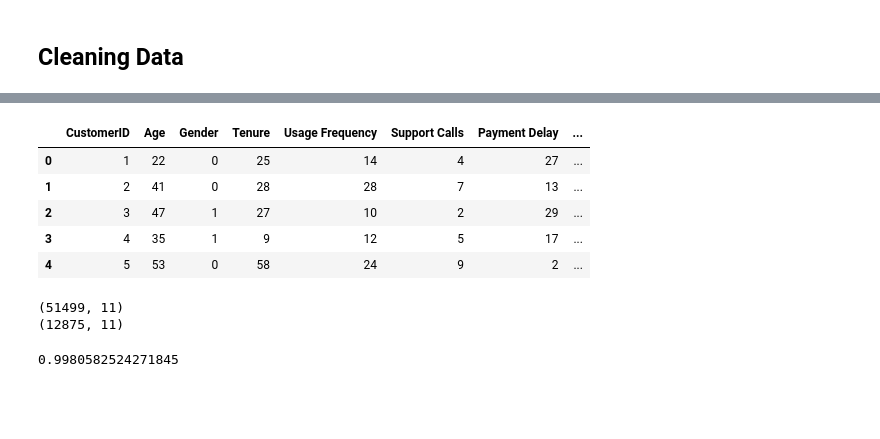
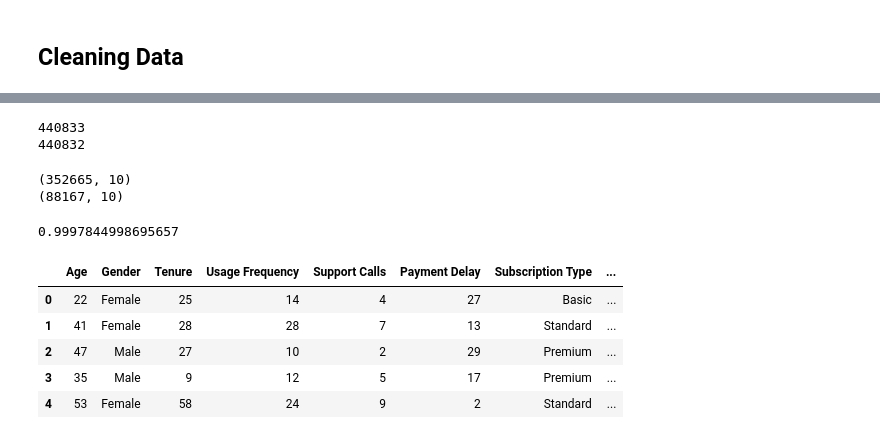
Before and after one commit to aliderakhshan381/Customer-Churn-Prediction, a Jupyter notebook: main.ipynb, the cells around one changed output, grey strips where cells are left out. Drawn from its saved outputs; the diff is of its cells as text; code cells hidden in the pictures; blank space fills up the shorter version.

```diff
--- a/main.ipynb
+++ b/main.ipynb
@@ -124,39 +110,41 @@ Churn
 Name: proportion, dtype: float64
+# %%
+print(df.__len__())
+df = df.dropna()
+
+## Drop CustomerID
+df = df.drop(columns=['CustomerID'])
+print(df.__len__())
+# %% [output]
+440833
+440832
 # %%
-X = df.drop('Churn', axis=1)
-y = df['Churn']
 
 lbe_gender = LabelEncoder()
-lbe_gender.fit(X['Gender'].drop_duplicates())
-X['Gender'] = lbe_gender.transform(X['Gender'])
+lbe_gender.fit(df['Gender'].drop_duplicates())
+df['Gender'] = lbe_gender.transform(df['Gender'])
 
 lbe_subscriptiontype = LabelEncoder()
-lbe_subscriptiontype.fit(X['Subscription Type'].drop_duplicates())
-X['Subscription Type'] = lbe_subscriptiontype.transform(X['Subscription Type'])
+lbe_subscriptiontype.fit(df['Subscription Type'].drop_duplicates())
+df['Subscription Type'] = lbe_subscriptiontype.transform(df['Subscription Type'])
 
 
 lbe_Contract = LabelEncoder()
-lbe_Contract.fit(X['Contract Length'].drop_duplicates())
+lbe_Contract.fit(df['Contract Length'].drop_duplicates())
 
-X['Contract Length'] = lbe_Contract.transform(X['Contract Length'])
+df['Contract Length'] = lbe_Contract.transform(df['Contract Length'])
 
-X.head()
+X = df.drop('Churn', axis=1)
+y = df['Churn']
-# %% [output]
-|  | CustomerID | Age | Gender | Tenure | Usage Frequency | Support Calls | Payment Delay | ... |
-| 0 | 1 | 22 | 0 | 25 | 14 | 4 | 27 | ... |
-| 1 | 2 | 41 | 0 | 28 | 28 | 7 | 13 | ... |
-| 2 | 3 | 47 | 1 | 27 | 10 | 2 | 29 | ... |
-| 3 | 4 | 35 | 1 | 9 | 12 | 5 | 17 | ... |
-| 4 | 5 | 53 | 0 | 58 | 24 | 9 | 2 | ... |
 # %%
-X_train, X_test, y_train, y_test = train_test_split(X, y, test_size=0.2, random_state=42)
+X_train_train, X_train_test, y_train_train, y_train_test = train_test_split(X, y, test_size=0.2, random_state=42)
 
-print(X_train.shape)
+print(X_train_train.shape)
 
-print(X_test.shape)
+print(X_train_test.shape)
 # %% [output]
-(51499, 11)
-(12875, 11)
+(352665, 10)
+(88167, 10)
 # %%
 model = RandomForestClassifier(n_estimators=200)
 
@@ -167,4 +155,16 @@ y_prob = model.predict_proba(X_test)[:,1]
 # %%
-print(accuracy_score(y_test, y_pred))
+print(accuracy_score(y_train_test, y_pred))
 # %% [output]
-0.9980582524271845
+0.9997844998695657
+# %%
+df_test = pd.read_csv('customer_churn_dataset-testing-master.csv')
+df_test_customers = df_test['CustomerID']
+df_test.drop(columns=['CustomerID'], inplace=True)
+df_test.head()
+# %% [output]
+|  | Age | Gender | Tenure | Usage Frequency | Support Calls | Payment Delay | Subscription Type | ... |
+| 0 | 22 | Female | 25 | 14 | 4 | 27 | Basic | ... |
+| 1 | 41 | Female | 28 | 28 | 7 | 13 | Standard | ... |
+| 2 | 47 | Male | 27 | 10 | 2 | 29 | Premium | ... |
+| 3 | 35 | Male | 9 | 12 | 5 | 17 | Premium | ... |
+| 4 | 53 | Female | 58 | 24 | 9 | 2 | Standard | ... |
```
Also changed, not shown: parts of 12 cells of this notebook.
